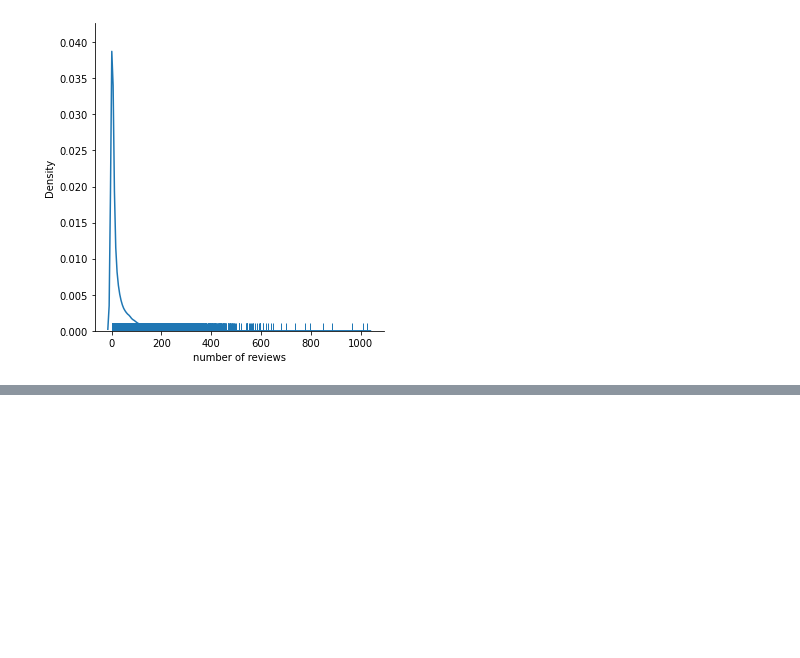
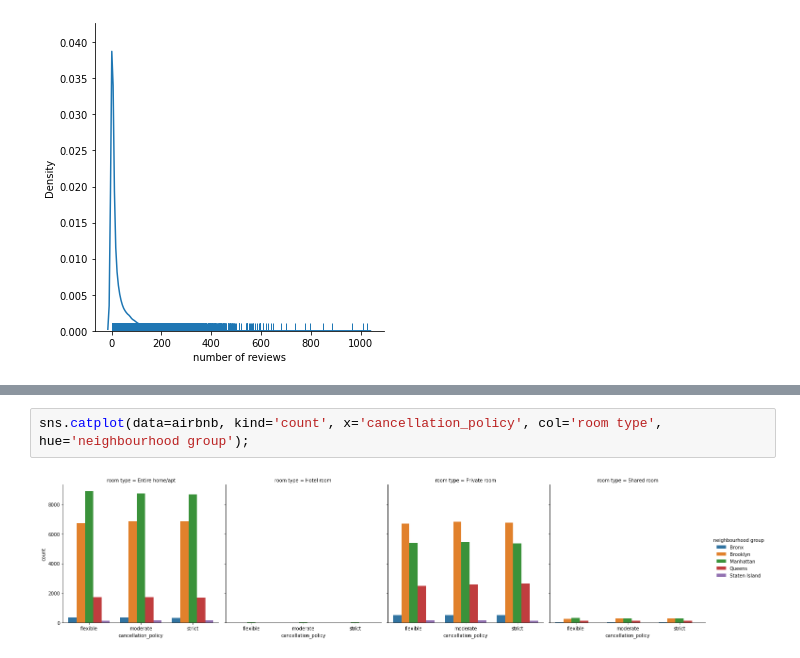
Before and after one commit to bhagich/BDA, a Jupyter notebook: airbnb-data-cleaning-visualization.ipynb, the cells around one changed output, grey strips where cells are left out. Drawn from its saved outputs; the diff is of its cells as text; blank space fills up the shorter version.

```diff
--- a/airbnb-data-cleaning-visualization.ipynb
+++ b/airbnb-data-cleaning-visualization.ipynb
@@ -372,0 +387,4 @@ sns.rugplot(data=airbnb, x='number of reviews');
+# %%
+sns.catplot(data=airbnb, kind='count', x='cancellation_policy', col='room type', hue='neighbourhood group');
+# %% [output]
+[figure, added]
```
Also changed, not shown: parts of 4 cells of this notebook.
